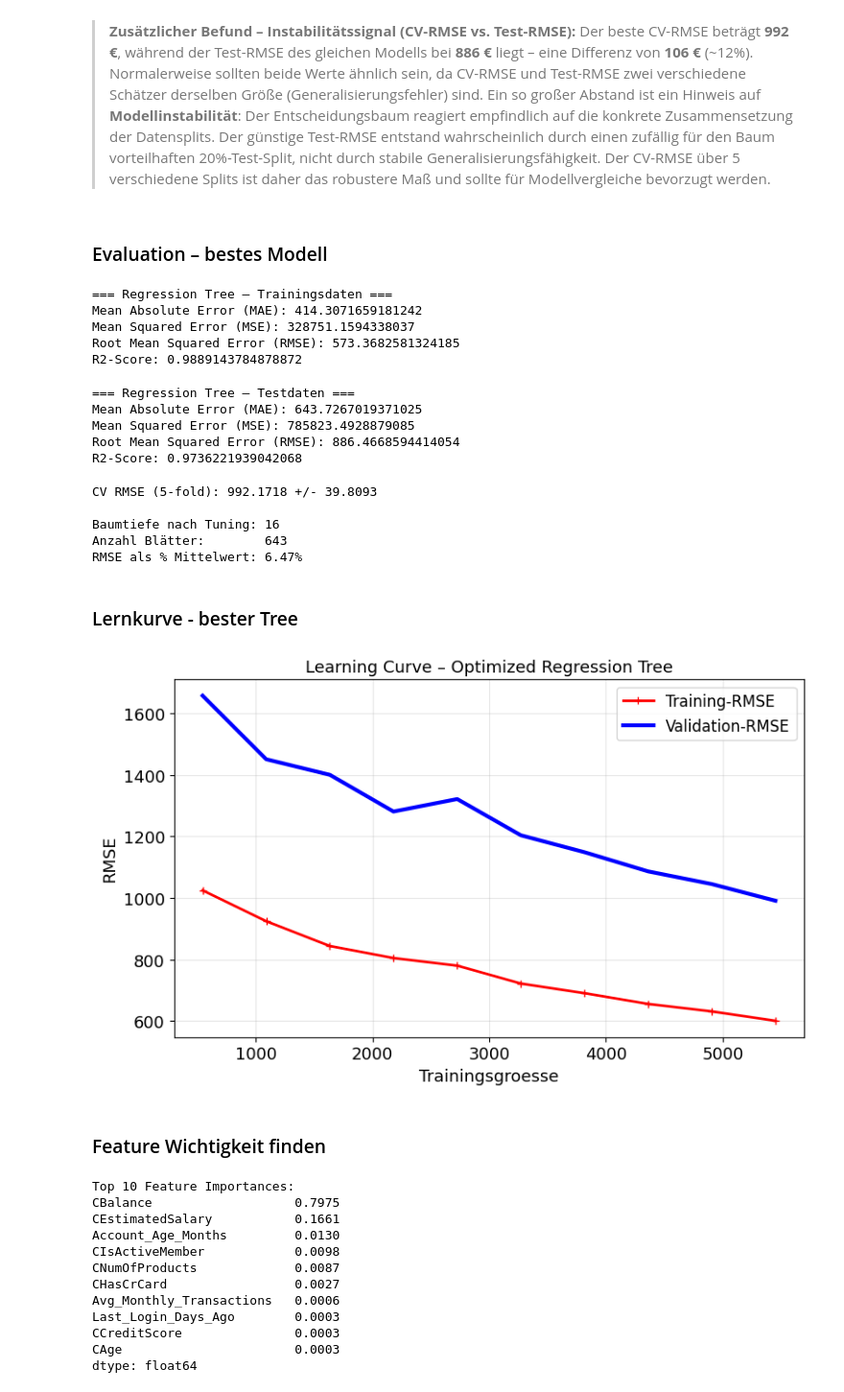
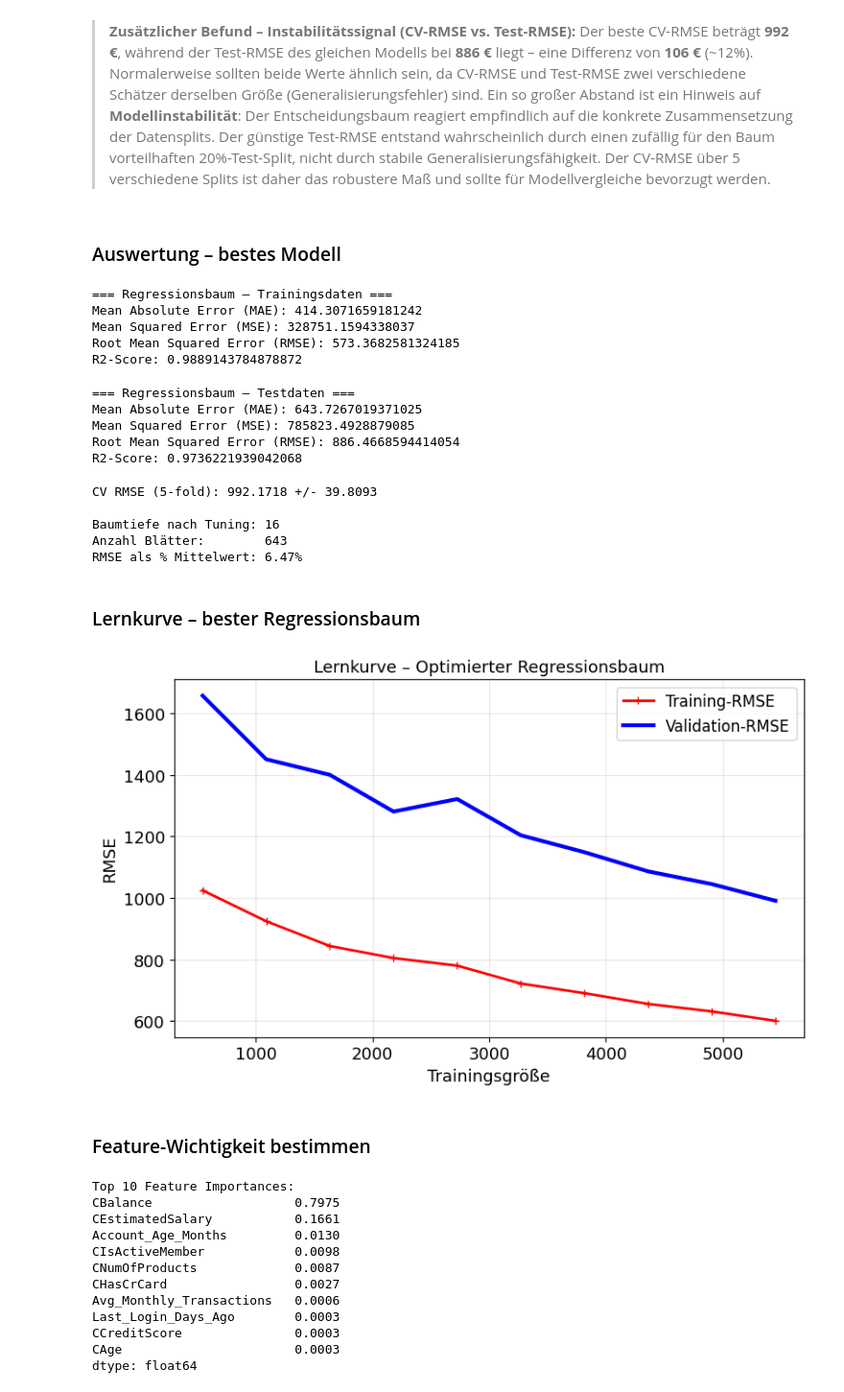
Before and after one commit to PatrickSchubert-Munich/DataScience_and_ML_Assignment, a Jupyter notebook: 02_regression/Assignment_02_2130238.ipynb, the cells around one changed output. Shown at 96% size. Saved outputs shown, nothing was run; the diff lists cells and outputs as text; code cells hidden in the pictures.

```diff
--- a/02_regression/Assignment_02_2130238.ipynb
+++ b/02_regression/Assignment_02_2130238.ipynb
@@ -1133,33 +1135,33 @@ Die besten Ergebnisse werden durchgehend mit `min_samples_split=20` erzielt –
 
 > **Zusätzlicher Befund – Instabilitätssignal (CV-RMSE vs. Test-RMSE):** Der beste CV-RMSE beträgt **992 €**, während der Test-RMSE des gleichen Modells bei **886 €** liegt – eine Differenz von **106 €** (~12%). Normalerweise sollten beide Werte ähnlich sein, da CV-RMSE und Test-RMSE zwei verschiedene Schätzer derselben Größe (Generalisierungsfehler) sind. Ein so großer Abstand ist ein Hinweis auf **Modellinstabilität**: Der Entscheidungsbaum reagiert empfindlich auf die konkrete Zusammensetzung der Datensplits. Der günstige Test-RMSE entstand wahrscheinlich durch einen zufällig für den Baum vorteilhaften 20%-Test-Split, nicht durch stabile Generalisierungsfähigkeit. Der CV-RMSE über 5 verschiedene Splits ist daher das robustere Maß und sollte für Modellvergleiche bevorzugt werden.
 # %% [markdown]
-### Evaluation – bestes Modell
+### Auswertung – bestes Modell
 # %%
 best_tree = tree_grid.best_estimator_
 
-# Predict on training set
+# Vorhersagen auf Trainingsdaten
 predictions_train_tree = best_tree.predict(X_train)
-print('=== Regression Tree – Trainingsdaten ===')
+print('=== Regressionsbaum – Trainingsdaten ===')
 print('Mean Absolute Error (MAE):', mean_absolute_error(y_train, predictions_train_tree))
 print('Mean Squared Error (MSE):', mean_squared_error(y_train, predictions_train_tree))
 print('Root Mean Squared Error (RMSE):', np.sqrt(mean_squared_error(y_train, predictions_train_tree)))
 print('R2-Score:', r2_score(y_train, predictions_train_tree))
 # %% [output]
-=== Regression Tree – Trainingsdaten ===
+=== Regressionsbaum – Trainingsdaten ===
 Mean Absolute Error (MAE): 414.3071659181242
 Mean Squared Error (MSE): 328751.1594338037
 Root Mean Squared Error (RMSE): 573.3682581324185
 R2-Score: 0.9889143784878872
 # %%
-# Predict on test set
+# Vorhersagen auf Testdaten
 predictions_test_tree = best_tree.predict(X_test)
-print('=== Regression Tree – Testdaten ===')
+print('=== Regressionsbaum – Testdaten ===')
 print('Mean Absolute Error (MAE):', mean_absolute_error(y_test, predictions_test_tree))
 print('Mean Squared Error (MSE):', mean_squared_error(y_test, predictions_test_tree))
 print('Root Mean Squared Error (RMSE):', np.sqrt(mean_squared_error(y_test, predictions_test_tree)))
 print('R2-Score:', r2_score(y_test, predictions_test_tree))
 # %% [output]
-=== Regression Tree – Testdaten ===
+=== Regressionsbaum – Testdaten ===
 Mean Absolute Error (MAE): 643.7267019371025
 Mean Squared Error (MSE): 785823.4928879085
 Root Mean Squared Error (RMSE): 886.4668594414054
@@ -1183,35 +1185,35 @@ Baumtiefe nach Tuning: 16
 Anzahl Blätter:        643
 RMSE als % Mittelwert: 6.47%
 # %% [markdown]
-### Lernkurve - bester Tree
+### Lernkurve – bester Regressionsbaum
 # %%
 train_sizes, train_scores, valid_scores = learning_curve(
     best_tree,
     X_train,
     y_train,
     cv=KFold(n_splits=5, shuffle=True, random_state=RANDOM_STATE),
     train_sizes=np.linspace(0.1, 1.0, 10),
     scoring='neg_root_mean_squared_error',
     n_jobs=-1
 )
 
 train_rmse_curve = -train_scores.mean(axis=1)
 valid_rmse_curve = -valid_scores.mean(axis=1)
 
 plt.figure(figsize=(8, 5))
 plt.plot(train_sizes, train_rmse_curve, 'r-+', linewidth=2, label='Training-RMSE')
 plt.plot(train_sizes, valid_rmse_curve, 'b-', linewidth=3, label='Validation-RMSE')
-plt.xlabel('Trainingsgroesse')
+plt.xlabel('Trainingsgröße')
 plt.ylabel('RMSE')
-plt.title('Learning Curve – Optimized Regression Tree')
+plt.title('Lernkurve – Optimierter Regressionsbaum')
 plt.legend(loc='upper right')
 plt.grid(True, alpha=0.3)
 plt.tight_layout()
 plt.show()
 # %% [output]
-[figure, old version]
+[figure, new version]
 # %% [markdown]
-### Feature Wichtigkeit finden
+### Feature-Wichtigkeit bestimmen
 # %%
 # Feature Importances – wie stark trägt jedes Feature zum Modell bei?
 fi = pd.Series(best_tree.feature_importances_, index=X.columns).sort_values(ascending=False)
```
Also changed, not shown: parts of 49 cells of this notebook.
